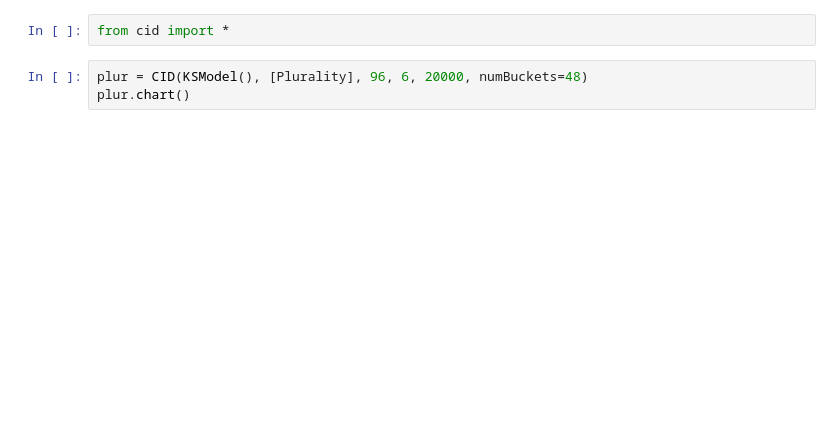
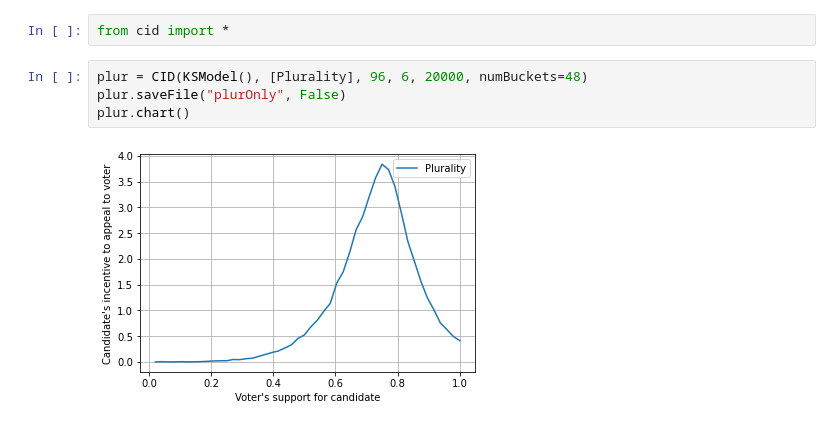
Before and after one commit to electionscience/vse-sim, a Jupyter notebook: CIDresultsgen.ipynb, the cells around one changed output. Cells and saved outputs as stored; diff of their text form; blank space fills up the shorter version.

```diff
--- a/CIDresultsgen.ipynb
+++ b/CIDresultsgen.ipynb
@@ -2,7 +2,10 @@
 from cid import *
 # %%
 plur = CID(KSModel(), [Plurality], 96, 6, 20000, numBuckets=48)
+plur.saveFile("plurOnly", False)
 plur.chart()
+# %% [output]
+[figure, added]
 # %%
 basesw = CID(KSModel(), [Plurality, PluralityTop2, IRV, (Approval, Approval.zeroInfoBallot), (ApprovalTop2, ApprovalTop2.zeroInfoBallot), STAR, Minimax],
              72, 6, 10000)
```
Also changed, not shown: parts of 33 cells of this notebook, 19 other files.
